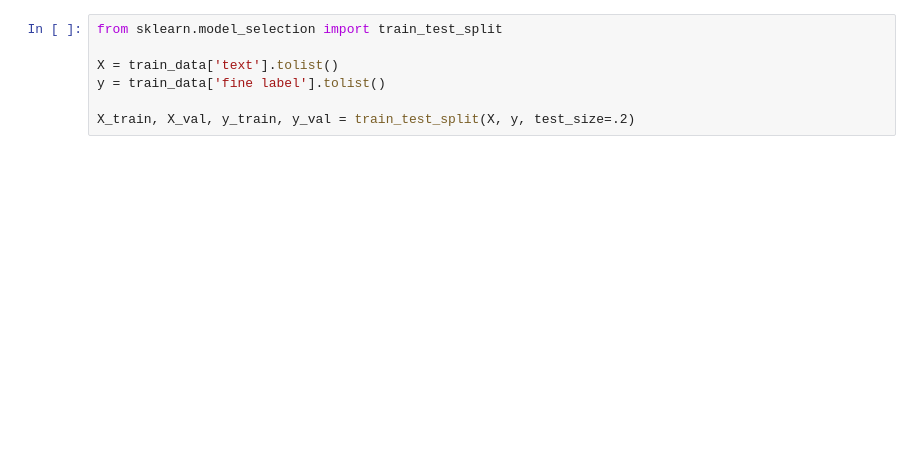
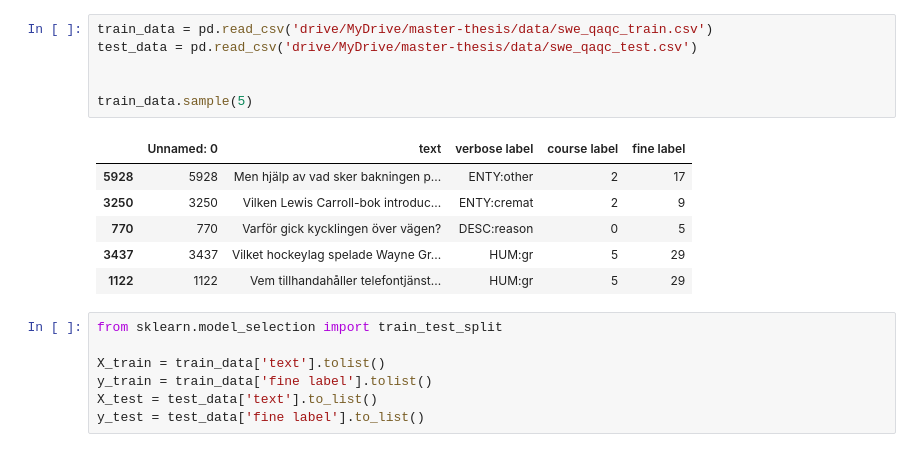
Before and after one commit to Jontpan/master-thesis, a Jupyter notebook: QCBERT.ipynb, the cells around one changed output. Saved outputs shown, nothing was run; the diff lists cells and outputs as text; blank space fills up the shorter version.

```diff
--- a/QCBERT.ipynb
+++ b/QCBERT.ipynb
@@ -67,10 +47,23 @@ train_data.sample(5)
+# %%
+train_data = pd.read_csv('drive/MyDrive/master-thesis/data/swe_qaqc_train.csv')
+test_data = pd.read_csv('drive/MyDrive/master-thesis/data/swe_qaqc_test.csv')
+
+
+train_data.sample(5)
+# %% [output]
+|  | Unnamed: 0 | text | verbose label | course label | fine label |
+| 5928 | 5928 | Men hjälp av vad sker bakningen p... | ENTY:other | 2 | 17 |
+| 3250 | 3250 | Vilken Lewis Carroll-bok introduc... | ENTY:cremat | 2 | 9 |
+| 770 | 770 | Varför gick kycklingen över vägen? | DESC:reason | 0 | 5 |
+| 3437 | 3437 | Vilket hockeylag spelade Wayne Gr... | HUM:gr | 5 | 29 |
+| 1122 | 1122 | Vem tillhandahåller telefontjänst... | HUM:gr | 5 | 29 |
 # %%
 from sklearn.model_selection import train_test_split
 
-X = train_data['text'].tolist()
-y = train_data['fine label'].tolist()
-
-X_train, X_val, y_train, y_val = train_test_split(X, y, test_size=.2)
+X_train = train_data['text'].tolist()
+y_train = train_data['fine label'].tolist()
+X_test = test_data['text'].to_list()
+y_test = test_data['fine label'].to_list()
 # %%
 from transformers import AutoTokenizer
 tok = AutoTokenizer.from_pretrained('KB/bert-base-swedish-cased')
```
Also changed, not shown: parts of 15 cells of this notebook.
